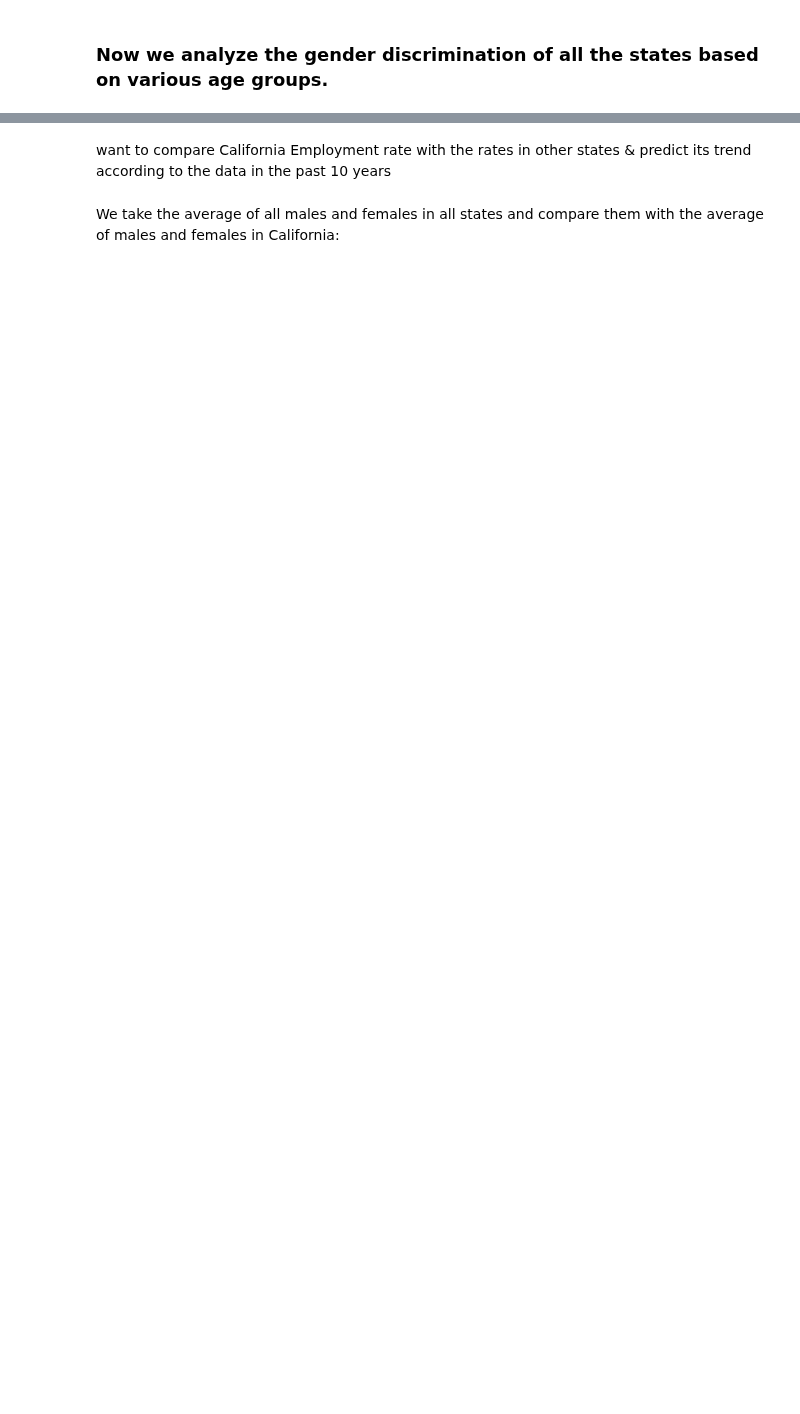
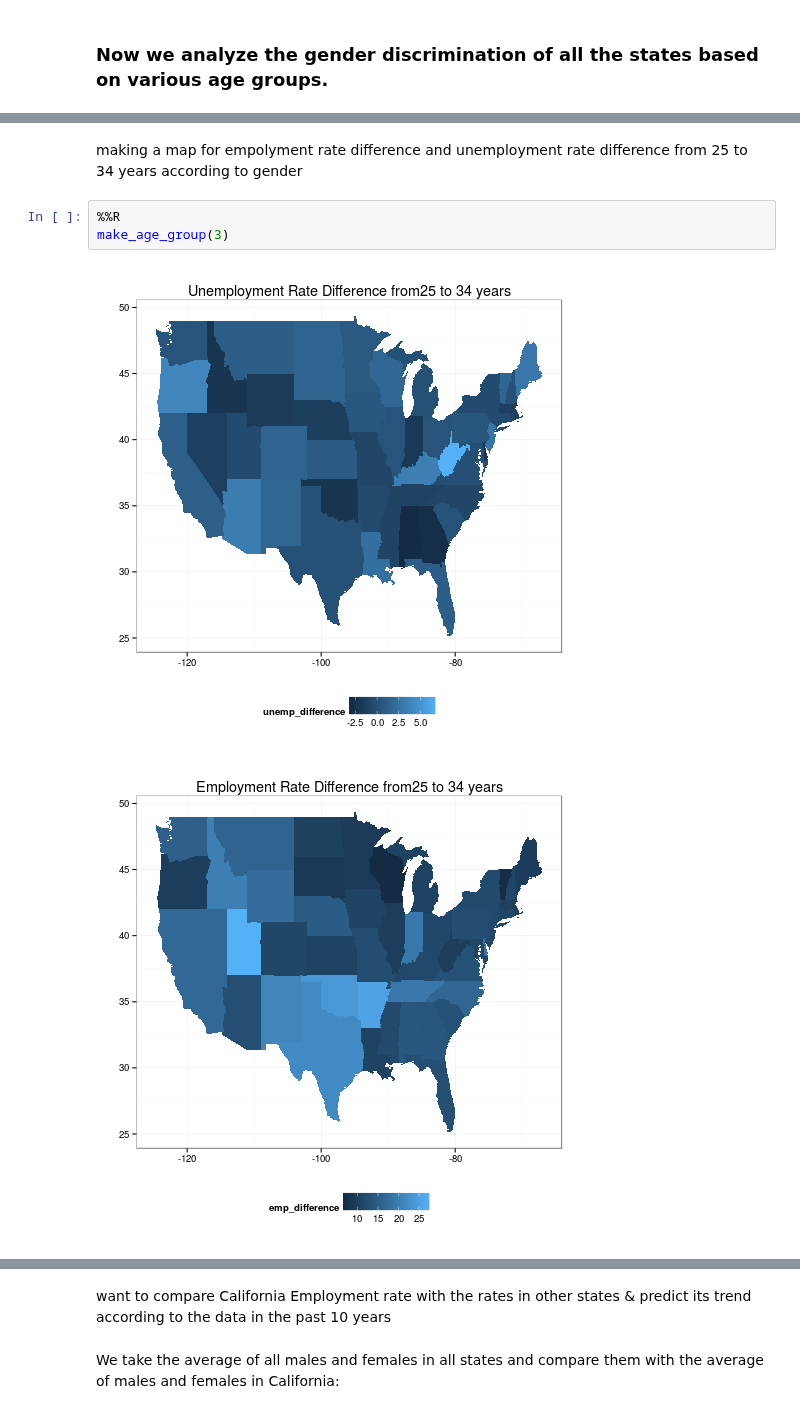
Before and after one commit to yuhanw/Team_Four.0, a Jupyter notebook: notebooks/NB3_data_analysis.ipynb, the cells around one changed output, grey strips where cells are left out. Saved outputs shown, nothing was run; the diff lists cells and outputs as text; blank space fills up the shorter version.

```diff
--- a/notebooks/NB3_data_analysis.ipynb
+++ b/notebooks/NB3_data_analysis.ipynb
@@ -342,0 +433,8 @@ print(p2)
+# %% [markdown]
+making a map for empolyment rate difference and unemployment rate difference from 25 to 34 years according to gender
+# %%
+%%R
+make_age_group(3)
+# %% [output]
+[figure, added]
+[figure, added]
```
Also changed, not shown: parts of 36 cells of this notebook.
